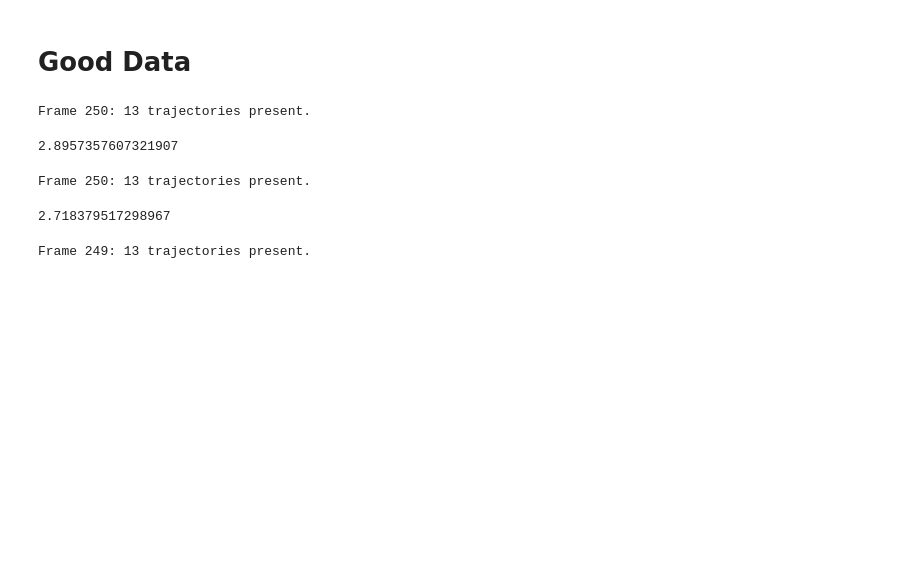
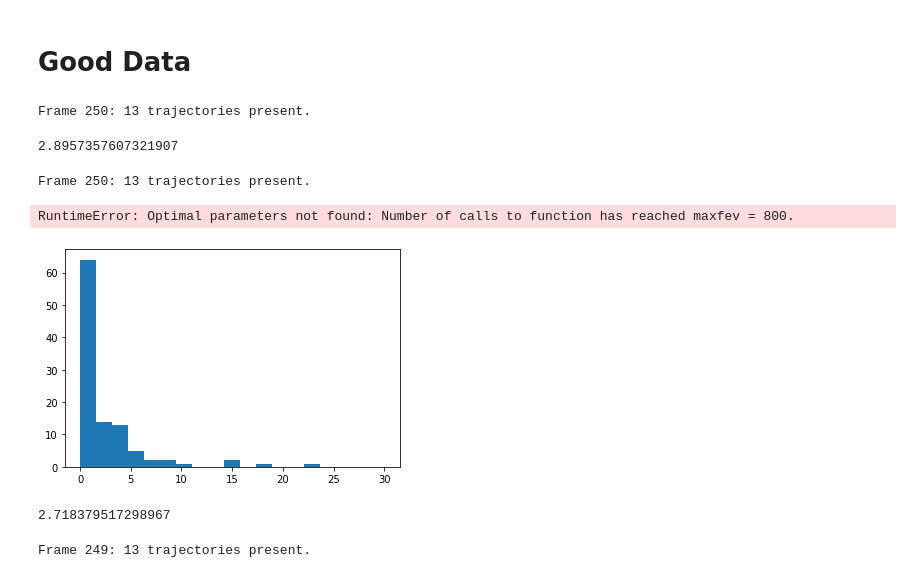
Before and after one commit to dbautista98/BMC_analysis, a Jupyter notebook: Work and Motor Test.ipynb, the cells around one changed output. Saved outputs shown, nothing was run; the diff lists cells and outputs as text; code cells hidden in the pictures; blank space fills up the shorter version.

Commit message:
attempted histograms

```diff
--- a/Work and Motor Test.ipynb
+++ b/Work and Motor Test.ipynb
@@ -158,6 +160,27 @@ for folder in brownian:
     good_visc = np.append(good_visc, all_viscosity(t))
 # %% [output]
 Frame 250: 13 trajectories present.
+# %%
+from scipy.optimize import curve_fit
+
+def gaussian(x, amp, mu, sigma):
+    return amp*np.exp(-0.5 * (x - mu)**2/sigma**2)
+
+bins = np.linspace(0, 30, 20)
+
+bin_height, bin_edges, _= plt.hist(good_visc, bins=bins)
+
+step = np.diff(bin_edges)[0]
+x_pts = np.arange(bin_edges[0] + 0.5*step, bin_edges[-1]+0.5*step, step)
+popt, pcov = curve_fit(gaussian, x_pts, bin_height, p0=(1, 1, 1))
+
+
+xx = np.linspace(bin_edges[0], bin_edges[-1], 1000)
+plt.plot(xx, gaussian(xx, *popt), label="mean = %s um$^2$\n$\sigma$ = %s um$^2$\n"%(np.round(popt[1], 5), np.round(np.abs(popt[2]), 5)), linestyle="--", color="crimson")
+plt.legend()
+# %% [output]
+RuntimeError: Optimal parameters not found: Number of calls to function has reached maxfev = 800.
+[figure, added]
 # %%
 avg_visc = np.mean(good_visc)
 avg_visc
```
Also changed, not shown: parts of 3 cells of this notebook.
